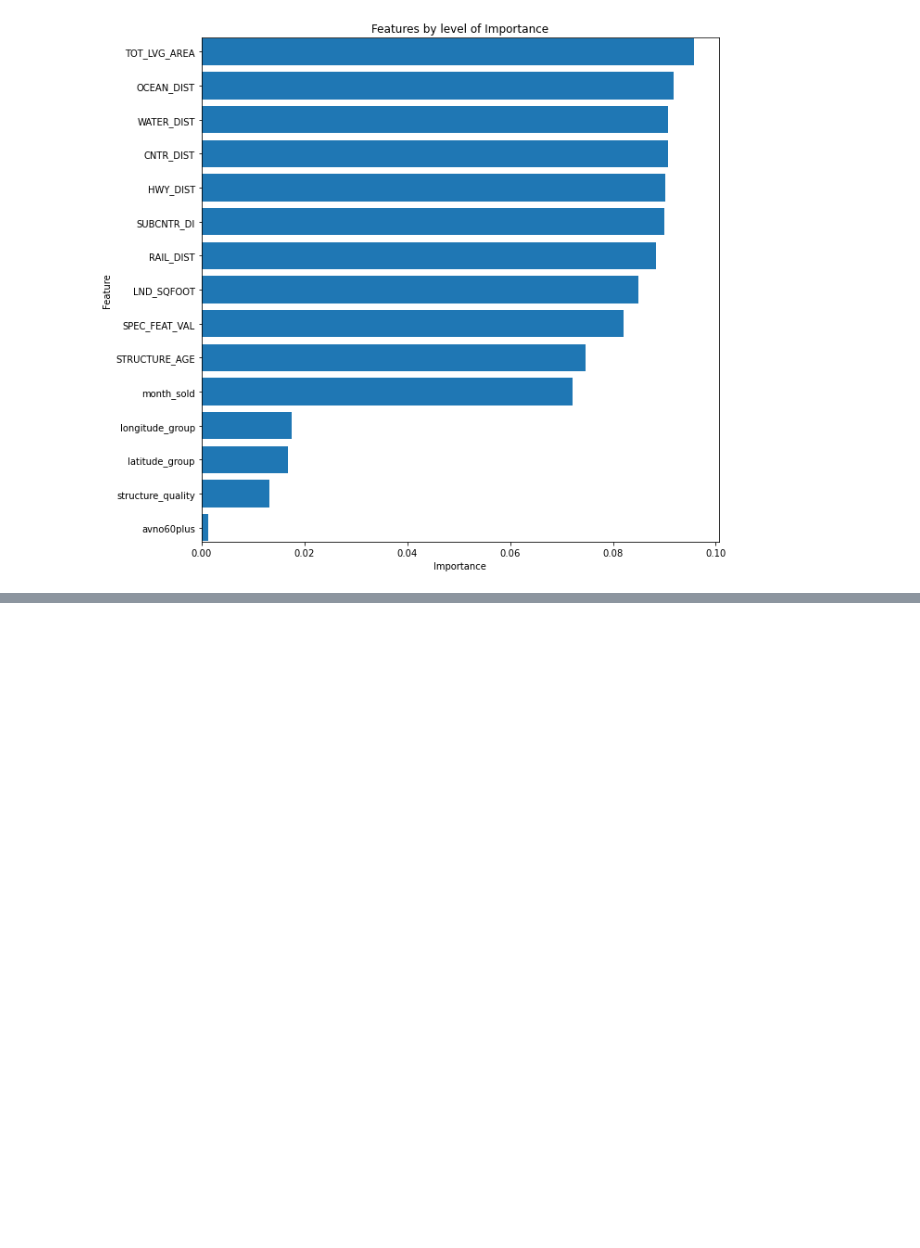
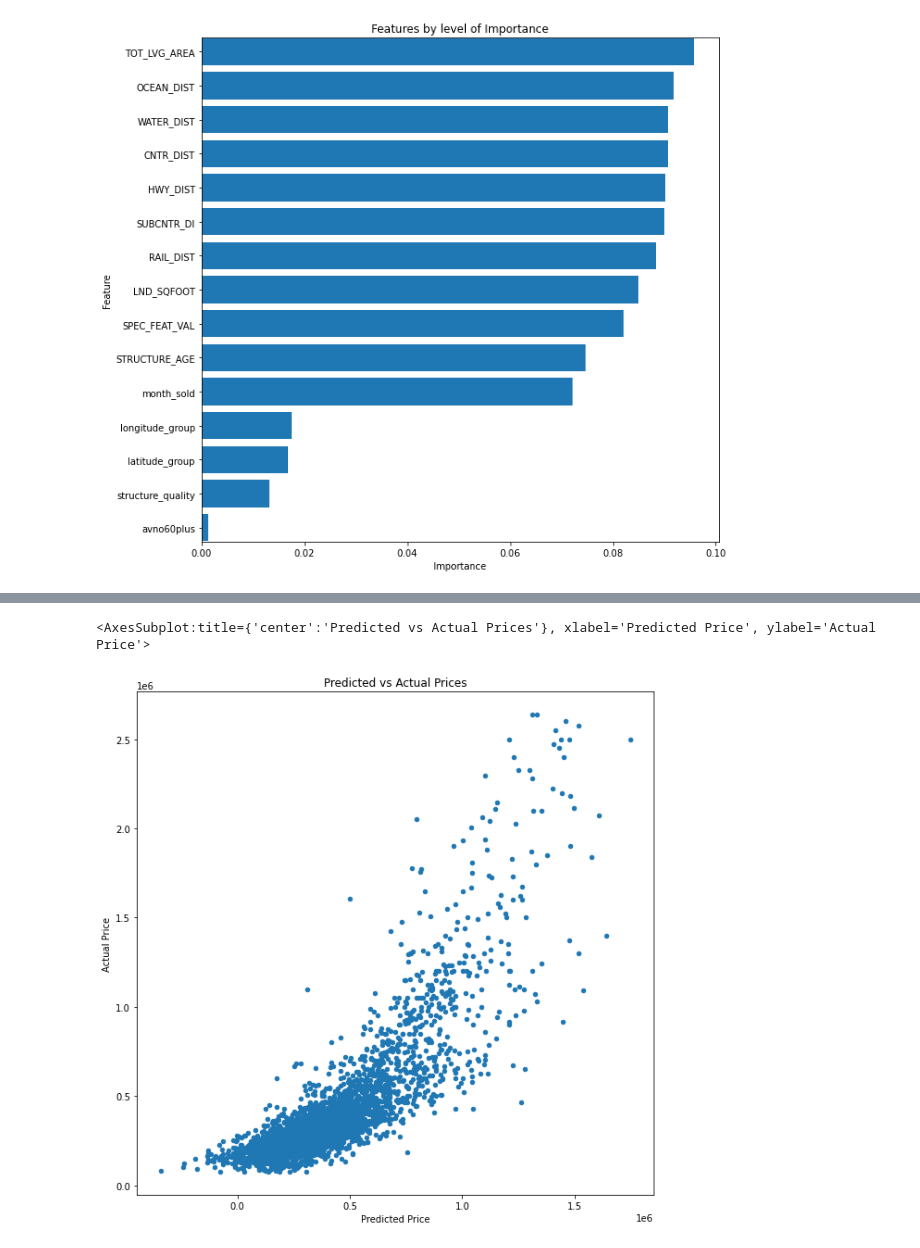
Before and after one commit to kwarzeski/housing_data, a Jupyter notebook: machine_learning.ipynb, the cells around one changed output, grey strips where cells are left out. Cells and saved outputs as stored; diff of their text form; code cells hidden in the pictures; blank space fills up the shorter version.

Commit message:
Updated ML - dropped less important features. Updated graphs showing predicted price vs actual

```diff
--- a/mlearning_Kelsey.ipynb
+++ b/machine_learning.ipynb
@@ -181,5 +196,8 @@ y_pred
 X_test['predicted_price'] = y_pred
 # %%
 comparison_pd = pd.merge(X_test, y_test, on="index")
+comparison_pd = comparison_pd[['predicted_price','SALE_PRC']]
 # %%
-comparison_pd[['predicted_price','SALE_PRC']]
+comparison_pd = comparison_pd.rename(columns={'predicted_price':'Predicted Price',
+                              'SALE_PRC':'Actual Price'})
+comparison_pd
@@ -186,2 +219,5 @@ comparison_pd[['predicted_price','SALE_PRC']]
 # %%
-plt.plot('predicted_price', 'SALE_PRC', 'o', data=comparison_pd)
+comparison_pd.plot(kind="scatter", x='Predicted Price', y='Actual Price', title=("Predicted vs Actual Prices"), figsize=(10, 10))
+# %% [output]
+<AxesSubplot:title={'center':'Predicted vs Actual Prices'}, xlabel='Predicted Price', ylabel='Actual Price'>
+[figure, added]
```
Also changed, not shown: parts of 17 cells of this notebook, 2 other files.
